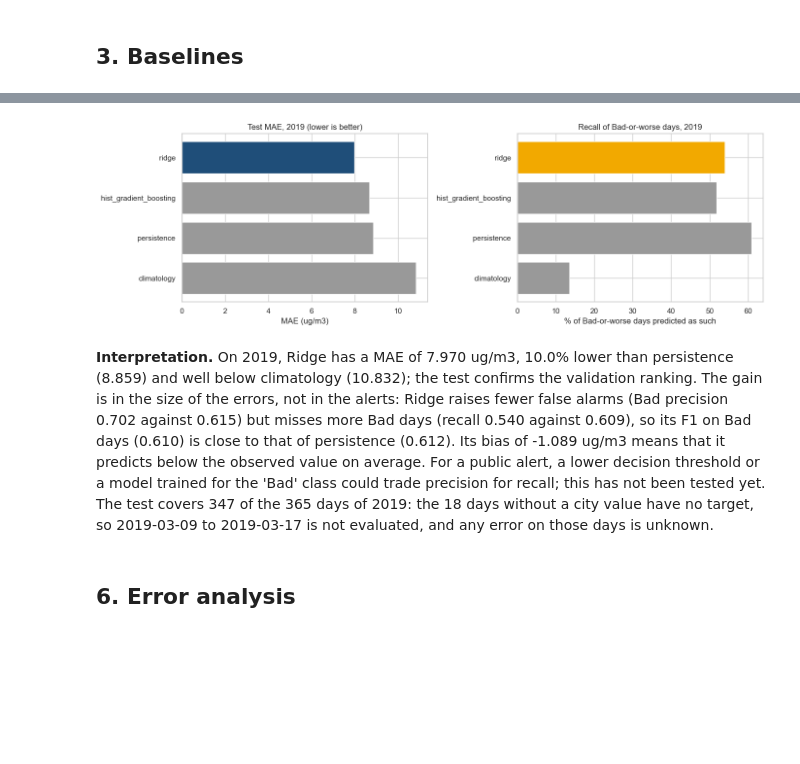
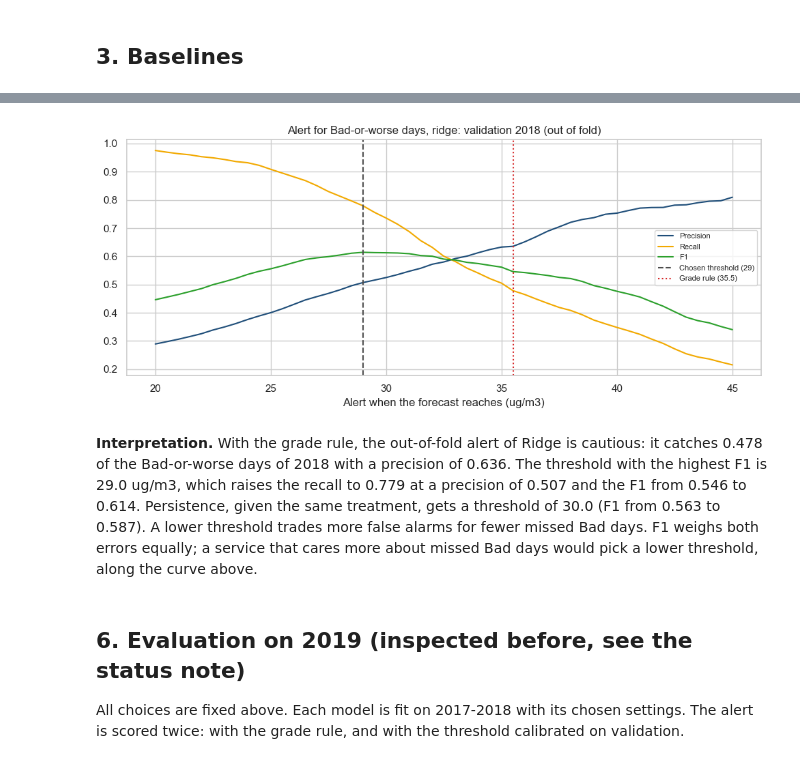
Before and after one commit to moliiner/air_pollution_analysis_seoul, a Jupyter notebook: notebooks/05_forecasting.ipynb, the cells around one changed output, grey strips where cells are left out. Cells and saved outputs as stored; diff of their text form; code cells hidden in the pictures; blank space fills up the shorter version.

```diff
--- a/notebooks/05_forecasting.ipynb
+++ b/notebooks/05_forecasting.ipynb
@@ -161,15 +193,16 @@ Selected model (lowest validation MAE): ridge
 # %%
-predictions["ridge"] = ridge_search.predict(X_test)
-predictions["hist_gradient_boosting"] = hgb_search.predict(X_test.astype(float))
+candidates = np.arange(20, 45.5, 0.5)
+calibration = {name: threshold_scores(y_val, oof[name][validated], candidates) for name in [selected, "persistence"]}
+thresholds = {name: best_threshold(scores) for name, scores in calibration.items()}
 
 rows = []
-for name, pred in predictions.items():
-    m = all_metrics(y_test, pred)
-    rows.append({"model": name, **m})
-    (config.METRICS / f"05_{name}.json").write_text(json.dumps({"test_year": 2019, **m}, indent=2))
-leaderboard = pd.DataFrame(rows).set_index("model").sort_values("mae")
-leaderboard.to_csv(config.METRICS / "05_leaderboard.csv")
-skill = 1 - leaderboard.loc[selected, "mae"] / leaderboard.loc["persistence", "mae"]
-print(f"Selected model: {selected}; MAE improvement over persistence: {skill:.1%}")
-leaderboard.round(3)
+for name, scores in calibration.items():
+    default = alert_scores(is_bad(y_val), alert(oof[name][validated]))
+    chosen = scores.loc[scores["threshold"] == thresholds[name]].iloc[0]
+    rows.append({"forecast": name, "threshold": thresholds[name],
+                 "f1_default": default["bad_f1"], "f1_calibrated": chosen["bad_f1"],
+                 "recall_default": default["bad_recall"], "recall_calibrated": chosen["bad_recall"],
+                 "precision_default": default["bad_precision"], "precision_calibrated": chosen["bad_precision"]})
+print("Validation (2018, out of fold); default = alert when the forecast is graded Bad or worse")
+pd.DataFrame(rows).set_index("forecast").round(3)
 # %% [output]
@@ -183,19 +214,22 @@ Selected model: ridge; MAE improvement over persistence: 10.0%
 # %%
-fig, axes = plt.subplots(1, 2, figsize=(14, 4.5))
-lb = leaderboard.sort_values("mae", ascending=False)
-axes[0].barh(lb.index, lb["mae"], color=["#1f4e79" if i == selected else "0.6" for i in lb.index])
-axes[0].set_title("Test MAE, 2019 (lower is better)")
-axes[0].set_xlabel("MAE (ug/m3)")
-axes[1].barh(lb.index, lb["bad_recall"] * 100, color=["#f2a900" if i == selected else "0.6" for i in lb.index])
-axes[1].set_title("Recall of Bad-or-worse days, 2019")
-axes[1].set_xlabel("% of Bad-or-worse days predicted as such")
+fig, ax = plt.subplots(figsize=(10, 4.5))
+scores = calibration[selected]
+for column, color in [("bad_precision", "#1f4e79"), ("bad_recall", "#f2a900"), ("bad_f1", "#2ca02c")]:
+    ax.plot(scores["threshold"], scores[column], color=color, label=column.replace("bad_", "").capitalize())
+ax.axvline(thresholds[selected], color="0.3", ls="--", label=f"Chosen threshold ({thresholds[selected]:g})")
+ax.axvline(35.5, color="#d62728", ls=":", label="Grade rule (35.5)")
+ax.set_xlabel("Alert when the forecast reaches (ug/m3)")
+ax.set_title(f"Alert for Bad-or-worse days, {selected}: validation 2018 (out of fold)")
+ax.legend(fontsize=8)
 fig.tight_layout()
-fig.savefig(config.FIGURES / "05_leaderboard.png", dpi=120)
+fig.savefig(config.FIGURES / "05_threshold_validation.png", dpi=120)
 plt.show()
 # %% [output]
-[figure, old version]
+[figure, new version]
 # %% [markdown]
-**Interpretation.** On 2019, Ridge has a MAE of 7.970 ug/m3, 10.0% lower than persistence (8.859) and well below climatology (10.832); the test confirms the validation ranking. The gain is in the size of the errors, not in the alerts: Ridge raises fewer false alarms (Bad precision 0.702 against 0.615) but misses more Bad days (recall 0.540 against 0.609), so its F1 on Bad days (0.610) is close to that of persistence (0.612). Its bias of -1.089 ug/m3 means that it predicts below the observed value on average. For a public alert, a lower decision threshold or a model trained for the 'Bad' class could trade precision for recall; this has not been tested yet. The test covers 347 of the 365 days of 2019: the 18 days without a city value have no target, so 2019-03-09 to 2019-03-17 is not evaluated, and any error on those days is unknown.
+**Interpretation.** With the grade rule, the out-of-fold alert of Ridge is cautious: it catches 0.478 of the Bad-or-worse days of 2018 with a precision of 0.636. The threshold with the highest F1 is 29.0 ug/m3, which raises the recall to 0.779 at a precision of 0.507 and the F1 from 0.546 to 0.614. Persistence, given the same treatment, gets a threshold of 30.0 (F1 from 0.563 to 0.587). A lower threshold trades more false alarms for fewer missed Bad days. F1 weighs both errors equally; a service that cares more about missed Bad days would pick a lower threshold, along the curve above.
 # %% [markdown]
-## 6. Error analysis
+## 6. Evaluation on 2019 (inspected before, see the status note)
+
+All choices are fixed above. Each model is fit on 2017-2018 with its chosen settings. The alert is scored twice: with the grade rule, and with the threshold calibrated on validation.
 # %%
```
Also changed, not shown: parts of 25 cells of this notebook, 17 other files.
